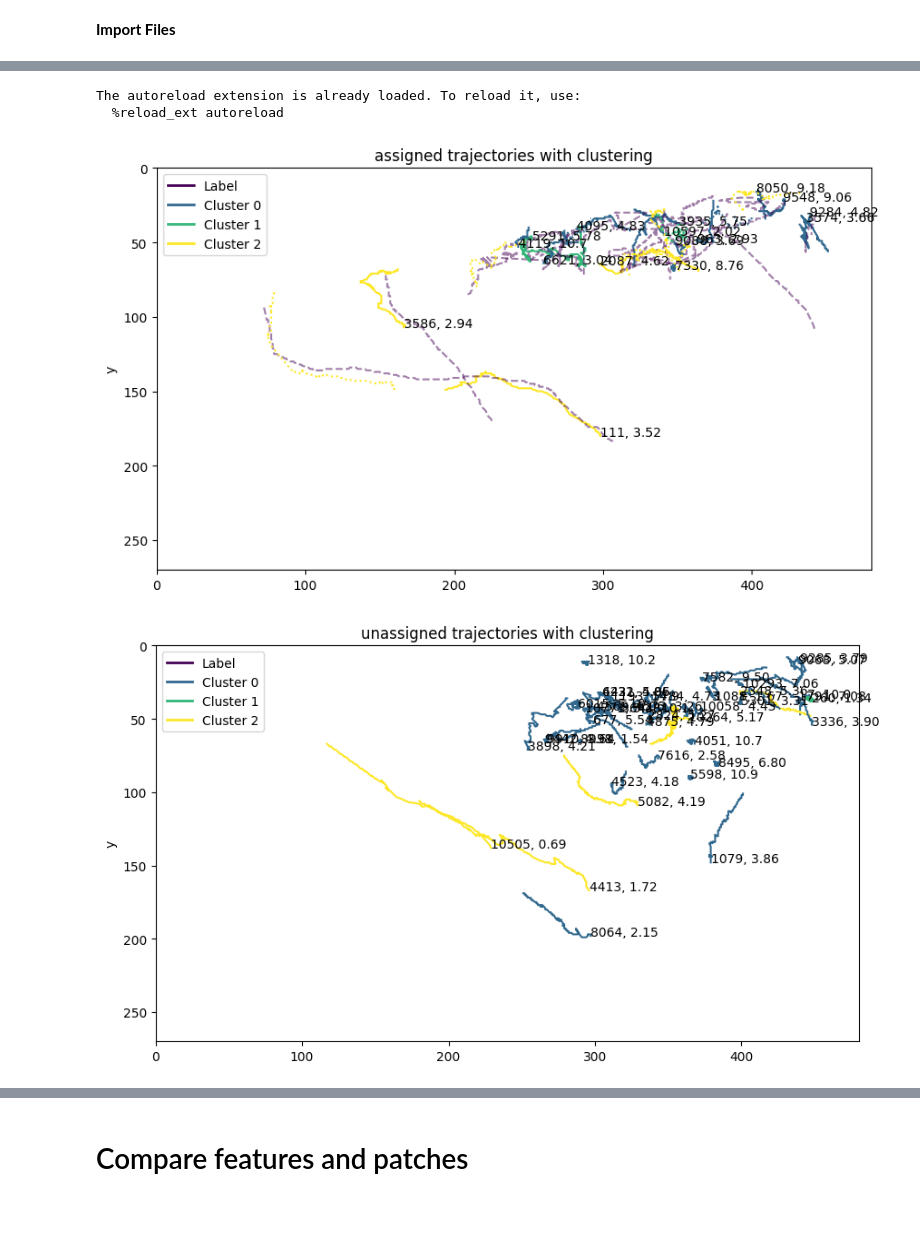
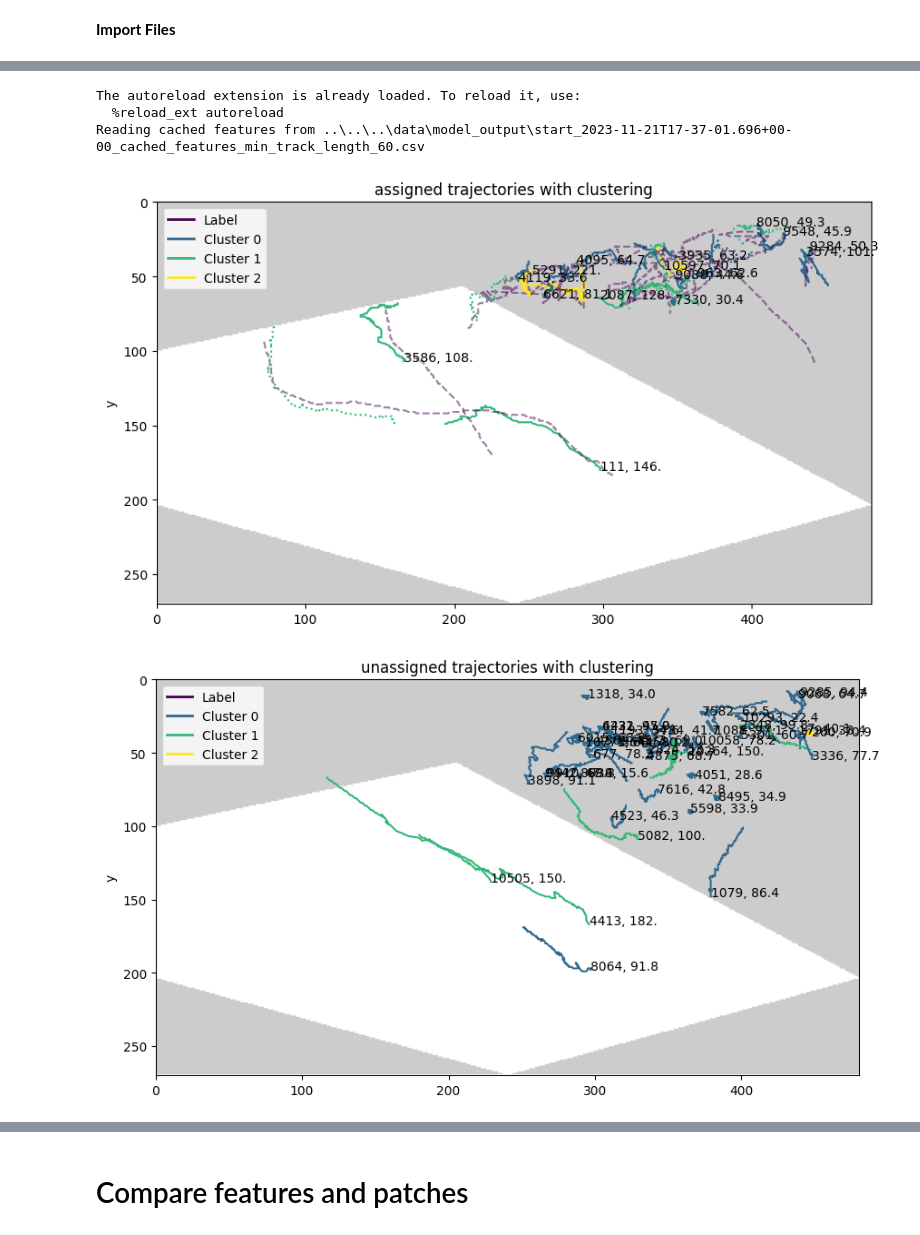
Before and after one commit to axpogroup/AXH-SonarFish, a Jupyter notebook: analysis/1_productionalization/classification_prototyping/feature_classif_nick.ipynb, the cells around one changed output, grey strips where cells are left out. Saved outputs shown, nothing was run; the diff lists cells and outputs as text; code cells hidden in the pictures.

```diff
--- a/analysis/1_productionalization/classification_prototyping/feature_classif_nick.ipynb
+++ b/analysis/1_productionalization/classification_prototyping/feature_classif_nick.ipynb
@@ -24,31 +41,36 @@ value_counts_truth =  pd.DataFrame(ground_truth.id.value_counts()).reset_index()
 # %%
 %load_ext autoreload
 %autoreload 2
 from sklearn.cluster import KMeans
 
 from analysis.features import FeatureGenerator
 
+mmt_csv_paths =
+
 gen = FeatureGenerator(
     measurements_csv_paths=[model_output_csv_path],
     gt_csv_paths=[ground_truth_csv],
     min_track_length=60,
     force_feature_recalc=False,
     rake_mask_path="../../demo/masks/stroppel_rake_front_mask.png",
+    flow_area_mask_path="../../demo/masks/stroppel_flow_area_mask.png",
+    non_flow_area_mask_path="../../demo/masks/stroppel_non_flow_area_mask.png",
 )
 gen.do_clustering(
     features=['traversed_distance', 'frame_diff'],
     clustering_method=KMeans,
     n_clusters=3,
 )
-gen.plot_track_pairings()
+gen.plot_track_pairings(metric_to_show="traversed_distance", mask_to_show="flow_area_mask")
 
-# TODO: merge chris stuff and visualize paths with different feature values
-# TODO: do quantitative analysisand select thresholds for the features
+# TODO: load other csvs and do analysis on all
+# TODO: do quantitative analysis and select thresholds for the features
 # %% [output]
 The autoreload extension is already loaded. To reload it, use:
   %reload_ext autoreload
+Reading cached features from ..\..\..\data\model_output\start_2023-11-21T17-37-01.696+00-00_cached_features_min_track_length_60.csv
-[figure, old version]
+[figure, new version]
-[figure, old version]
+[figure, new version]
 ({111: 251,
   963: 252,
   2087: 253,
```
Also changed, not shown: parts of 3 cells of this notebook, 8 other files.
